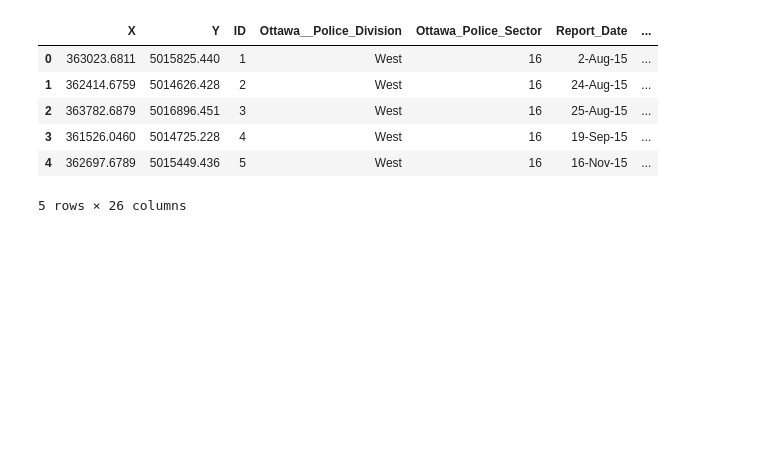
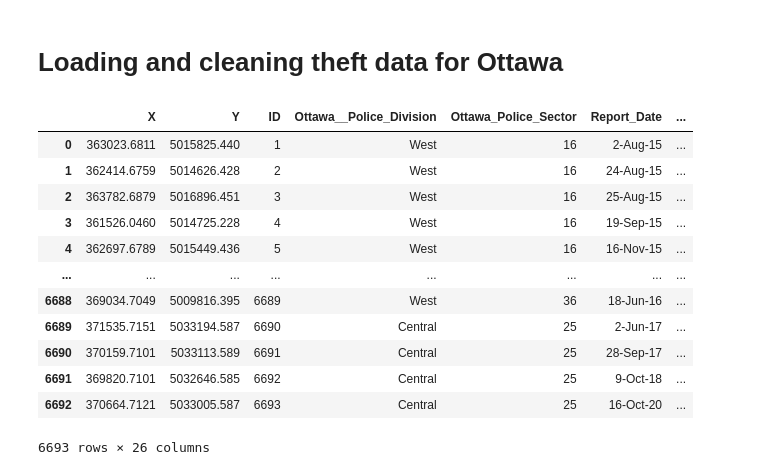
Before and after one commit to itspria/Bike-Theft-Analysis, a Jupyter notebook: bike_thefts.ipynb, the cells around one changed output. Saved outputs shown, nothing was run; the diff lists cells and outputs as text; code cells hidden in the pictures; blank space fills up the shorter version.

Commit message:
cleaned data pushed

```diff
--- a/bike_thefts.ipynb
+++ b/bike_thefts.ipynb
@@ -4,15 +5,23 @@ import pandas as pd
+# %% [markdown]
+# Loading and cleaning theft data for Ottawa
 # %%
 # Ottawa bike thefts file to load
 o_theft_url = "Resources/ottawa_bike_theft.csv"
 
 # Read file and store into Pandas data frame
 o_theft_df = pd.read_csv(o_theft_url)
-o_theft_df.head()
+o_theft_df
 # %% [output]
 |  | X | Y | ID | Ottawa__Police_Division | Ottawa_Police_Sector | Report_Date | ... |
 | 0 | 363023.6811 | 5015825.440 | 1 | West | 16 | 2-Aug-15 | ... |
 | 1 | 362414.6759 | 5014626.428 | 2 | West | 16 | 24-Aug-15 | ... |
 | 2 | 363782.6879 | 5016896.451 | 3 | West | 16 | 25-Aug-15 | ... |
 | 3 | 361526.0460 | 5014725.228 | 4 | West | 16 | 19-Sep-15 | ... |
 | 4 | 362697.6789 | 5015449.436 | 5 | West | 16 | 16-Nov-15 | ... |
+| ... | ... | ... | ... | ... | ... | ... | ... |
+| 6688 | 369034.7049 | 5009816.395 | 6689 | West | 36 | 18-Jun-16 | ... |
+| 6689 | 371535.7151 | 5033194.587 | 6690 | Central | 25 | 2-Jun-17 | ... |
+| 6690 | 370159.7101 | 5033113.589 | 6691 | Central | 25 | 28-Sep-17 | ... |
+| 6691 | 369820.7101 | 5032646.585 | 6692 | Central | 25 | 9-Oct-18 | ... |
+| 6692 | 370664.7121 | 5033005.587 | 6693 | Central | 25 | 16-Oct-20 | ... |
-5 rows × 26 columns
+6693 rows × 26 columns
```
Also changed, not shown: parts of 13 cells of this notebook, 1 other file.
